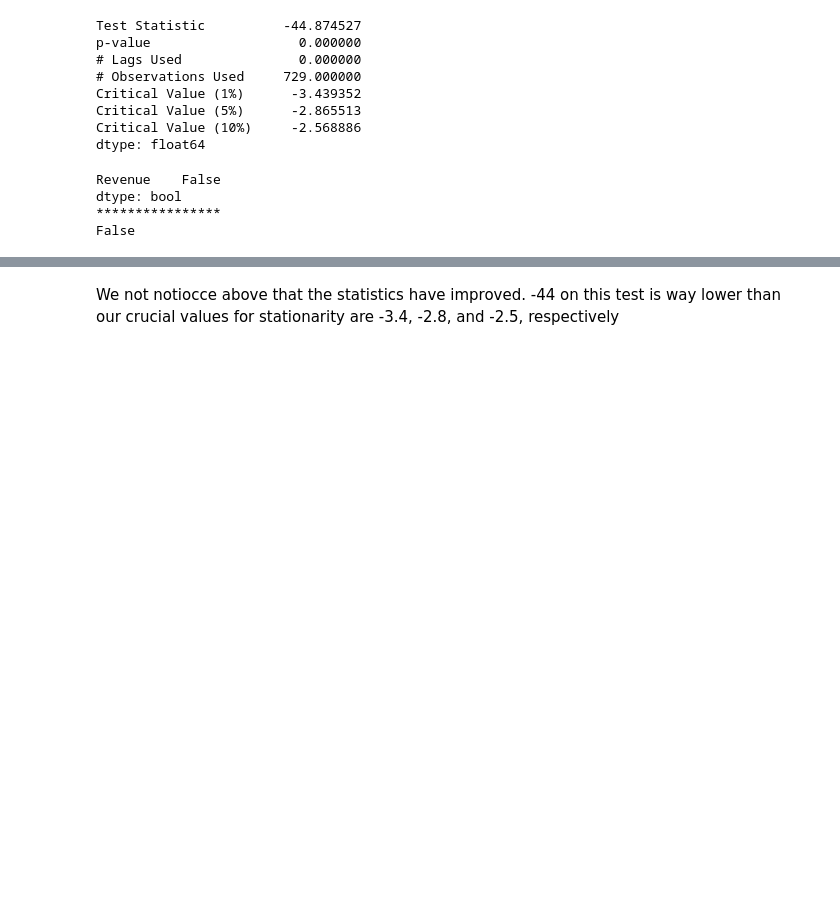
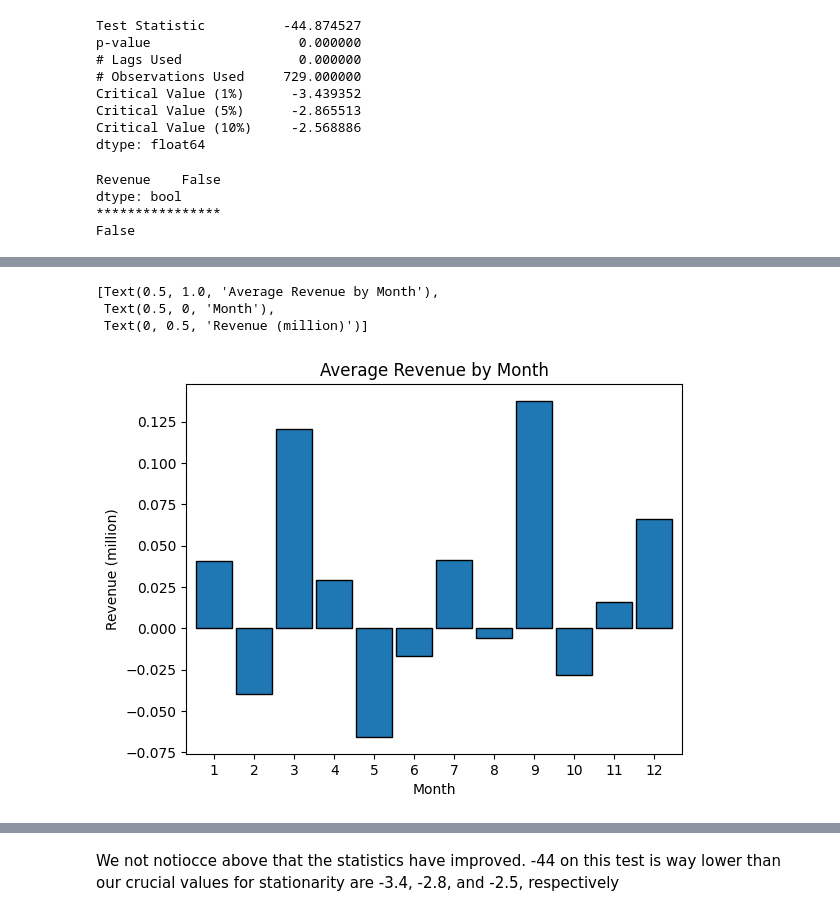
Before and after one commit to cfreeman22/D213, a Jupyter notebook: D213_task1.ipynb, the cells around one changed output, grey strips where cells are left out. Drawn from its saved outputs; the diff is of its cells as text; code cells hidden in the pictures; blank space fills up the shorter version.

```diff
--- a/D213_task1.ipynb
+++ b/D213_task1.ipynb
@@ -142,0 +157,9 @@ False
+# %%
+ax = train.Revenue.groupby(train.Revenue.index.month).mean().plot.bar(width=.9, ec='black')
+plt.xticks(rotation=0)
+ax.set(title='Average Revenue by Month', xlabel='Month', ylabel='Revenue (million)')
+# %% [output]
+[Text(0.5, 1.0, 'Average Revenue by Month'),
+ Text(0.5, 0, 'Month'),
+ Text(0, 0.5, 'Revenue (million)')]
+[figure, added]
```
Also changed, not shown: parts of 6 cells of this notebook.
